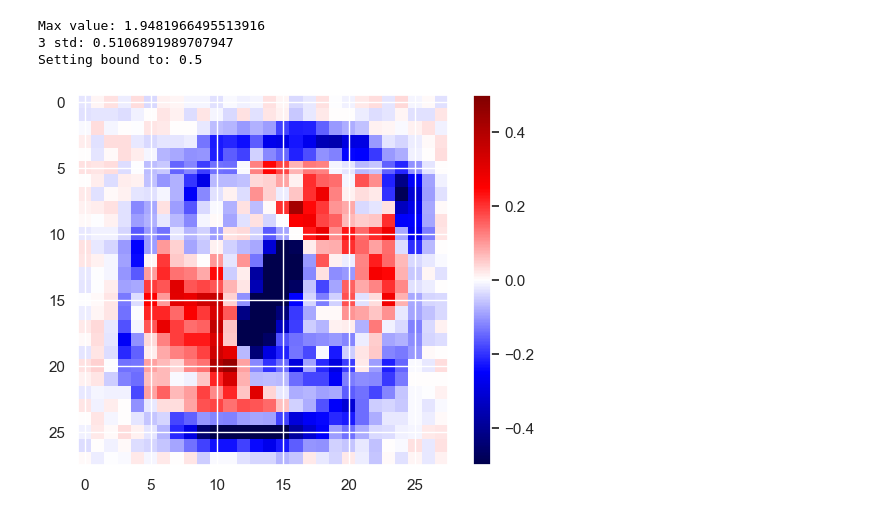
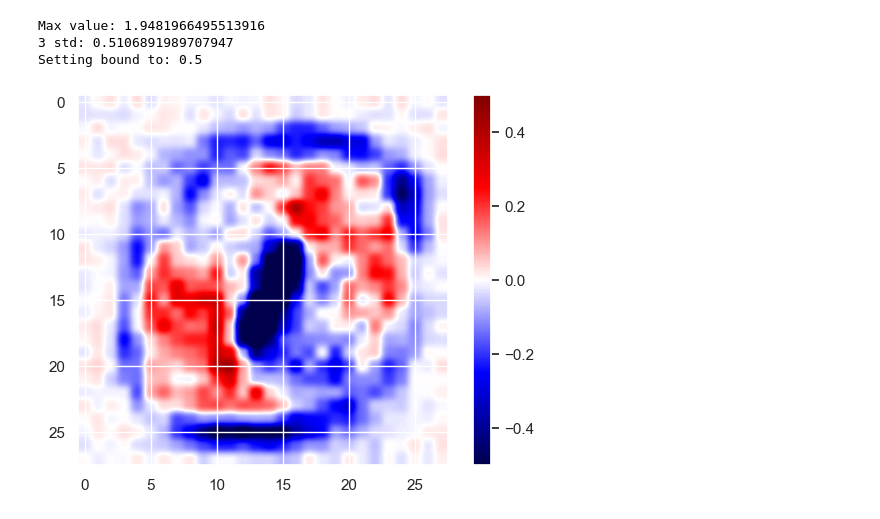
Before and after one commit to Guppy16/NNs-and-Deep-Learning, a Jupyter notebook: experiments/chap1-no_hidden_layer-MSE_loss.ipynb, the cells around one changed output. Saved outputs shown, nothing was run; the diff lists cells and outputs as text; code cells hidden in the pictures.

```diff
--- a/experiments/chap1-no_hidden_layer-MSE_loss.ipynb
+++ b/experiments/chap1-no_hidden_layer-MSE_loss.ipynb
@@ -162,16 +162,17 @@ Max value: 1.9481966495513916
 Setting bound to: 0.5
 # %%
 fig, ax = plt.subplots()
-im = ax.imshow(weights(model, 0), cmap=mpl.colormaps['seismic'], norm=norm)
+im = ax.imshow(weights(model, 0),
+               cmap=mpl.colormaps['seismic'], norm=norm, interpolation='kaiser')
 
-## TODO: Try contour map
+# TODO: Try contour map
 # cs = ax.contour(weights, colors='k')
 # ax.contour(weights, origin="upper") # Set origin if not using imshow
 
 fig.colorbar(im, ax=ax)
 plt.show()
 # %% [output]
-[figure, old version]
+[figure, new version]
 # %%
 # Animate the weights
 fps = 2
```
Also changed, not shown: parts of 1 cell of this notebook, 4 other files.
